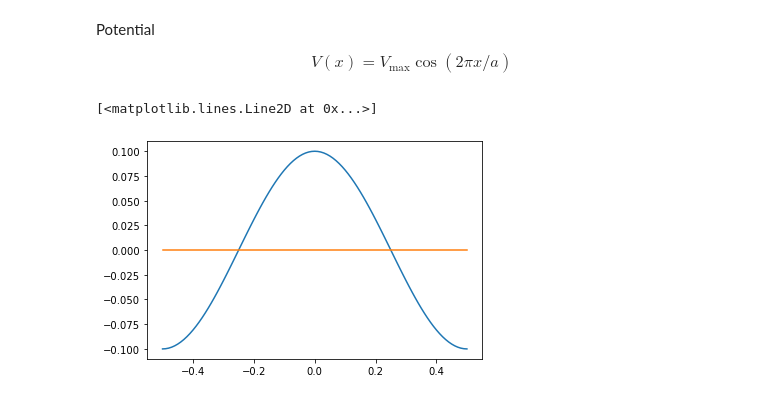
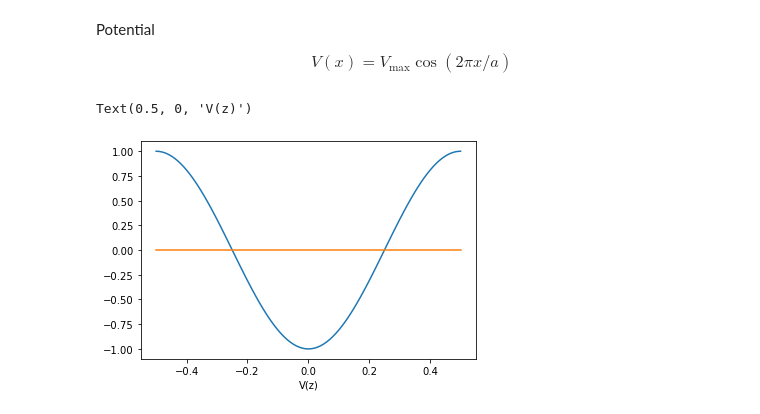
Before and after one commit to susyexists/EBT617E, a Jupyter notebook: 1d_band_structure.ipynb, the cells around one changed output. Saved outputs shown, nothing was run; the diff lists cells and outputs as text; code cells hidden in the pictures.

```diff
--- a/1d_band_structure.ipynb
+++ b/1d_band_structure.ipynb
@@ -48,13 +67,13 @@ Potential
 
 $$ V(x) = V_\mathrm{max} \cos (2 \pi x/a) $$
 # %%
-Vmax = .1
+Vmax = 1
 
 dF = 1
 FCoeffs = np.zeros(2*dF+1)
-FCoeffs[0] = Vmax/2
+FCoeffs[0] = -Vmax/2
 FCoeffs[1] = 0
-FCoeffs[2] = Vmax/2
+FCoeffs[2] = -Vmax/2
 # %%
 # real-Fourier space transform
 
@@ -69,10 +88,12 @@ expqnz= np.exp(1j*2*np.pi*np.outer(zz,nn))
 # %%
 # plot the periodic potential using Fourier coefficients
 Vz = expqnz@FCoeffs
 plt.plot(zz,Vz.real)
 plt.plot(zz,Vz.imag)
+plt.xlabel("z/a")
+plt.xlabel("V(z)")
 # %% [output]
-[<matplotlib.lines.Line2D at 0x...>]
+Text(0.5, 0, 'V(z)')
-[figure, old version]
+[figure, new version]
 # %%
 def FMat(FCoeffs, nmax):
```
Also changed, not shown: parts of 11 cells of this notebook, 2 other files.
